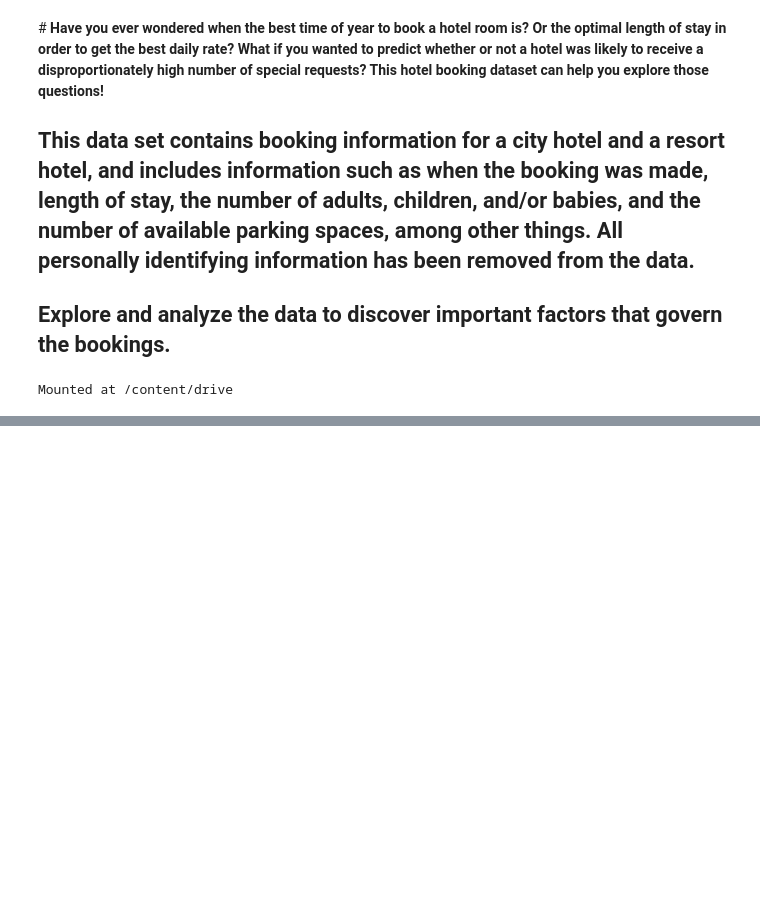
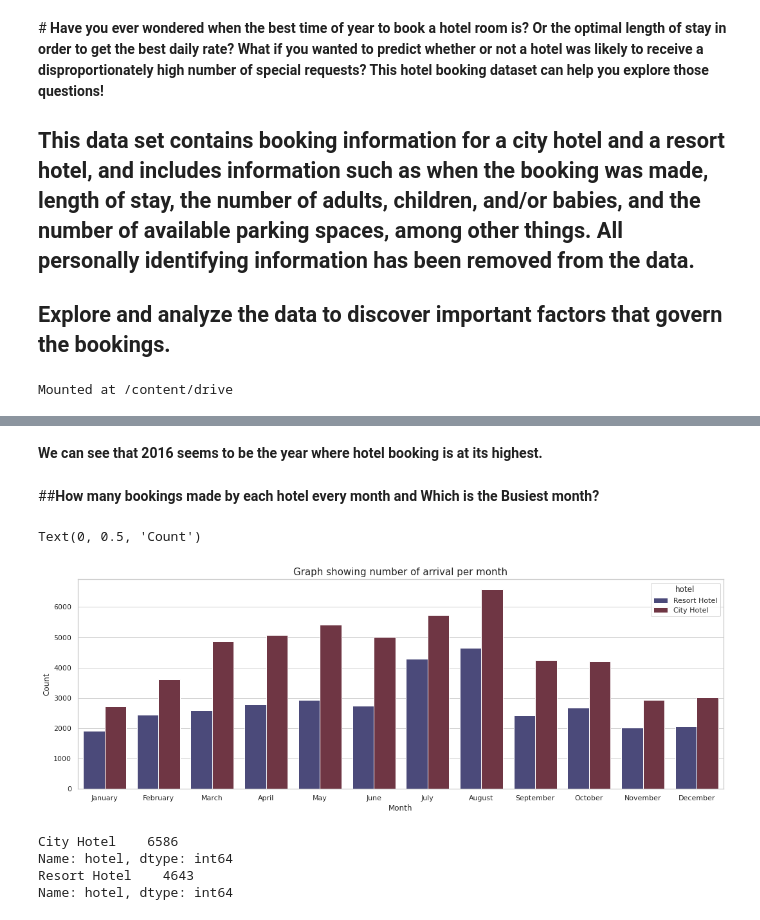
Before and after one commit to DSJibran/Hotel-Booking-EDA-Analysis, a Jupyter notebook: Hotel_Booking_Analysis.ipynb, the cells around one changed output, grey strips where cells are left out. Saved outputs shown, nothing was run; the diff lists cells and outputs as text; code cells hidden in the pictures; blank space fills up the shorter version.

```diff
--- a/Hotel_Booking_Analysis.ipynb
+++ b/Hotel_Booking_Analysis.ipynb
@@ -328,0 +220,31 @@ See the caveats in the documentation: https://pandas.pydata.org/pandas-docs/stab
+# %% [markdown]
+**We can see that 2016 seems to be the year where hotel booking is at its highest.**
+# %% [markdown]
+##**How many bookings made by each hotel every month and Which is the Busiest month?**
+# %%
+#Number of arrivals per months
+
+plt.figure(figsize=(18,6))
+
+sns.countplot(data = df, x = 'arrival_date_month', hue = 'hotel', palette='icefire' ,order = ['January', 'February', 'March', 'April', 'May', 'June', 'July',
+          'August', 'September', 'October', 'November', 'December']).set_title('Graph showing number of arrival per month',fontsize=15)
+plt.xlabel('Month')
+plt.ylabel('Count')
+# %% [output]
+Text(0, 0.5, 'Count')
+[figure, added]
+# %%
+#August's month total booking for City Hotel
+
+city_hotel_august = df.loc[(df['hotel']=="City Hotel") & (df['arrival_date_month']== 'August')].hotel.value_counts()
+print(city_hotel_august)
+
+# August's month total booking for Resort Hotel
+
+resort_hotel_august = df.loc[(df['hotel']=="Resort Hotel") & (df['arrival_date_month']== 'August')].hotel.value_counts()
+print(resort_hotel_august)
+# %% [output]
+City Hotel    6586
+Name: hotel, dtype: int64
+Resort Hotel    4643
+Name: hotel, dtype: int64
```
Also changed, not shown: parts of 100 cells of this notebook.
